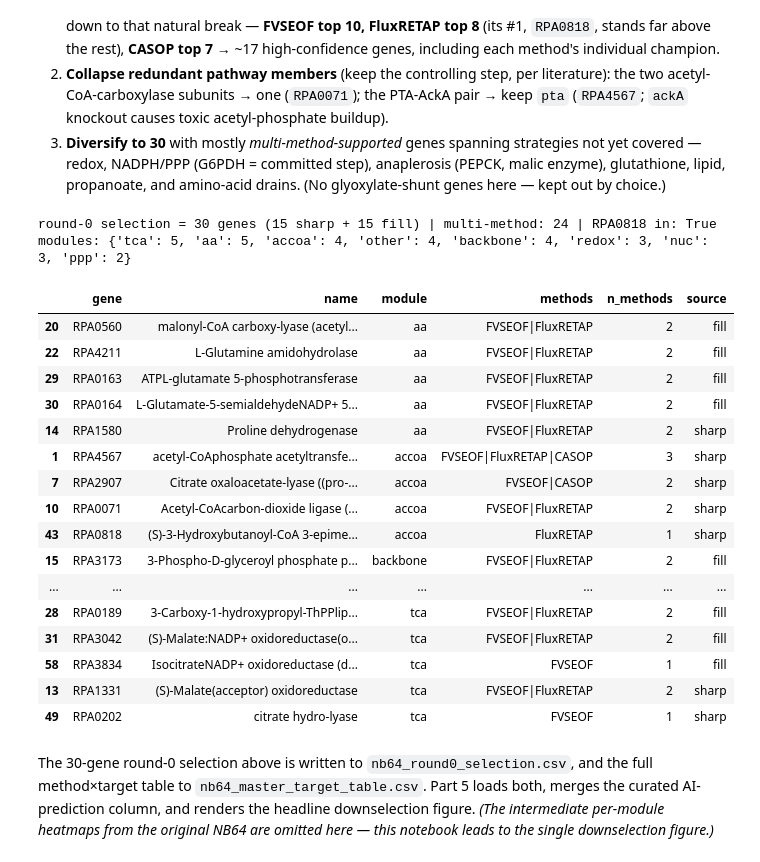
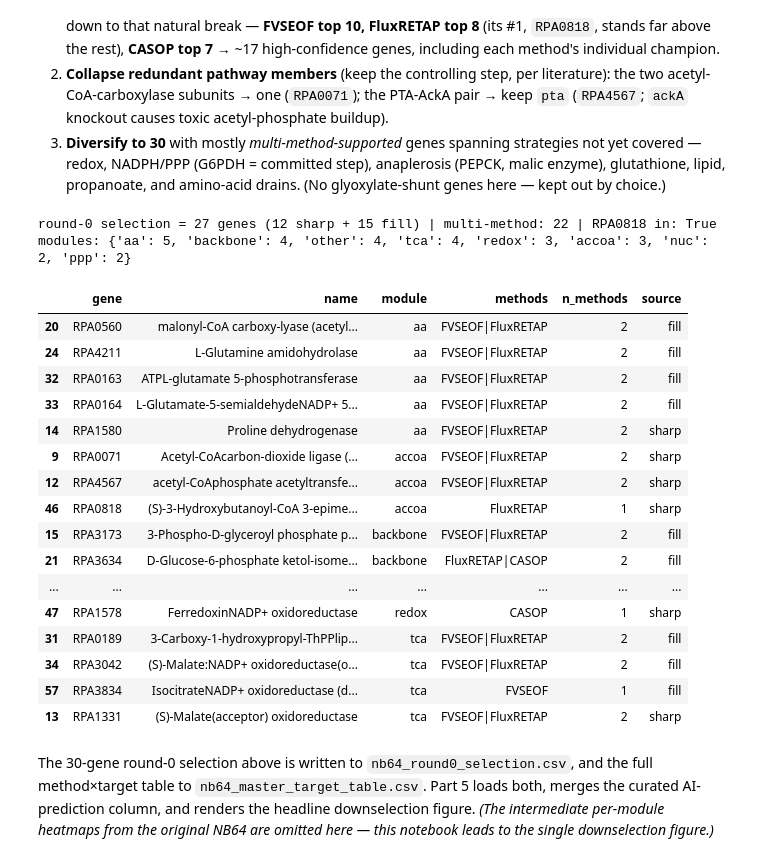
Before and after one commit to jacksoncomes/CGA009_PHA_Modeling, a Jupyter notebook: CRISPRi_Target_List/Notebooks/03_targets_and_figure.ipynb, the cells around one changed output. Cells and saved outputs as stored; diff of their text form; code cells hidden in the pictures.

```diff
--- a/CRISPRi_Target_List/Notebooks/03_targets_and_figure.ipynb
+++ b/CRISPRi_Target_List/Notebooks/03_targets_and_figure.ipynb
@@ -534,13 +534,23 @@ pd.set_option("display.width", 220); pd.set_option("display.max_colwidth", 46)
 
 CARBON = "coumarate"
 FORCE_RERUN = False   # set True to recompute the cached scan instead of loading it
-N_SAMPLES, THINNING = 5000, 100
+N_SAMPLES, THINNING = 15000, 100
 SAMPLE_CACHE = L.OUT / "_casop_coumarate_samples.pkl.gz"
 # Selection floor is data-driven (mean + N_SIGMA*sigma of the positive-score distribution), not a
 # transplanted absolute. WITHOUT a floor (score>0) ~half the network qualifies (low-yield == high-growth
 # noise tail); the data-driven floor keeps only reactions whose yield-stratified importance is
 # statistically above background, and adapts to coumarate's score scale (see header table + §2).
 N_SIGMA = 2.0
+
+# Fixed RNG seed + 15000 samples: make the OptGP flux sampler below reproducible from scratch, so the
+# pipeline no longer depends on the frozen unseeded sample cache (FORCE_RERUN True/False give the same
+# scores). 5000 samples undersampled this ~1255-reaction polytope (CASOP scores in the ~0.03-0.11 band were
+# seed-noisy - e.g. the #1 gene RPA1578 could fall to rank ~10 on some seeds); at 15000 the scores are
+# reproducible (byte-identical across independent seed-42 draws) and RPA1578 is an unambiguous rank-1 on
+# seeds 1/2/42. CASOP's rank-1 selection (see the SHARP_N cell below) rests on that stable rank, not on the
+# score magnitude (which still drifts between seeds). The committed cache is drawn under this seed at N_SAMPLES.
+SEED = 42
+np.random.seed(SEED)
 
 meta = L.metadata()
 gfluxes, mu_max = L.wt_growth_reference(CARBON)
@@ -554,7 +564,7 @@ else:
     m = L.build_growth_state(CARBON)
     m.reactions.get_by_id(L.BIOMASS).lower_bound = L.MIN_GROWTH_FRAC * mu_max     # viable space
     print("sampling (OptGP) ...")
-    S = OptGPSampler(m, processes=1, thinning=THINNING).sample(N_SAMPLES)
+    S = OptGPSampler(m, processes=1, thinning=THINNING, seed=SEED).sample(N_SAMPLES)
     S = S[S[L.BIOMASS] >= L.MIN_GROWTH_FRAC * mu_max * 0.99]                       # keep viable
     pickle.dump(S, gzip.open(SAMPLE_CACHE, "wb"))
     print(f"  cached {SAMPLE_CACHE.name}: {S.shape[0]} samples")
@@ -827,47 +839,52 @@ print(master.groupby("module").size().to_dict())
    redox, NADPH/PPP (G6PDH = committed step), anaplerosis (PEPCK, malic enzyme), glutathione, lipid,
    propanoate, and amino-acid drains. (No glyoxylate-shunt genes here — kept out by choice.)
 # %%
-SHARP_N = {"FVSEOF": 10, "FluxRETAP": 8, "CASOP": 7}
+SHARP_N = {"FVSEOF": 10, "FluxRETAP": 8, "CASOP": 1}   # CASOP: rank-1 only (RPA1578).
+# Seeded N=15000: RPA1578 is rank-1 on seeds 1/2/42, but its score magnitude drifts (0.081-0.154) so a fixed
+# score floor can't isolate it seed-invariantly while its rank can. The old top-7 sliced through a tie band
+# (RPA4721/RPA3229/RPA0202 overlap between seeds -> churn); top-1 selects the single unambiguous leader that
+# wins by a clear margin on every seed. nb63 is sorted by casop_ko_score desc, so head(1) = the rank-1 gene.
+# Global scoring is unchanged: every displayed row keeps its CASOP number; this governs selection only.
 sharp = set()
 for m, (f, col, fam) in METHODS.items():
     d = pd.read_csv(L.OUT / f).reset_index(drop=True).head(SHARP_N[m])
     for g in d["genes"].astype(str): sharp.add(g.split("|")[0])
 COLLAPSE = {"RPA2435", "RPA4566"}          # ACC 2nd subunit; ackA (keep RPA0071 + pta RPA4567)
 sharp -= COLLAPSE
 FILL = ["RPA0962", "RPA3634", "RPA0360", "RPA3173", "RPA3636", "RPA3042", "RPA0189", "RPA3834",
         "RPA0560", "RPA4211", "RPA0164", "RPA0822", "RPA4410", "RPA3450", "RPA0163"]
 sel_genes = list(dict.fromkeys(list(sharp) + FILL))
 g2rx = master.sort_values("consensus_score", ascending=False).drop_duplicates("gene").set_index("gene")["reaction"]
 sel_rx = [g2rx[g] for g in sel_genes if g in g2rx.index]
 selection = master[master.reaction.isin(sel_rx)].copy()
 selection["source"] = selection.gene.map(lambda g: "sharp" if g in sharp else "fill")
 selection["brightness"] = selection.reaction.map(lambda r: max([mag[m].get(r, 0.0) for m in COLS]))
 selection.to_csv(L.OUT / "nb64_round0_selection.csv", index=False)
 print(f"round-0 selection = {len(selection)} genes "
       f"({(selection.source=='sharp').sum()} sharp + {(selection.source=='fill').sum()} fill) | "
       f"multi-method: {(selection.n_methods>=2).sum()} | RPA0818 in: {'RPA0818' in set(selection.gene)}")
 print("modules:", selection.module.value_counts().to_dict())
 selection[["gene","name","module","methods","n_methods","source"]].sort_values(["module","source"])
 # %% [output]
-round-0 selection = 30 genes (15 sharp + 15 fill) | multi-method: 24 | RPA0818 in: True
-modules: {'tca': 5, 'aa': 5, 'accoa': 4, 'other': 4, 'backbone': 4, 'redox': 3, 'nuc': 3, 'ppp': 2}
+round-0 selection = 27 genes (12 sharp + 15 fill) | multi-method: 22 | RPA0818 in: True
+modules: {'aa': 5, 'backbone': 4, 'other': 4, 'tca': 4, 'redox': 3, 'accoa': 3, 'nuc': 2, 'ppp': 2}
 |  | gene | name | module | methods | n_methods | source |
 | 20 | RPA0560 | malonyl-CoA carboxy-lyase (acetyl... | aa | FVSEOF|FluxRETAP | 2 | fill |
-| 22 | RPA4211 | L-Glutamine amidohydrolase | aa | FVSEOF|FluxRETAP | 2 | fill |
-| 29 | RPA0163 | ATPL-glutamate 5-phosphotransferase | aa | FVSEOF|FluxRETAP | 2 | fill |
-| 30 | RPA0164 | L-Glutamate-5-semialdehydeNADP+ 5... | aa | FVSEOF|FluxRETAP | 2 | fill |
+| 24 | RPA4211 | L-Glutamine amidohydrolase | aa | FVSEOF|FluxRETAP | 2 | fill |
+| 32 | RPA0163 | ATPL-glutamate 5-phosphotransferase | aa | FVSEOF|FluxRETAP | 2 | fill |
+| 33 | RPA0164 | L-Glutamate-5-semialdehydeNADP+ 5... | aa | FVSEOF|FluxRETAP | 2 | fill |
 | 14 | RPA1580 | Proline dehydrogenase | aa | FVSEOF|FluxRETAP | 2 | sharp |
-| 1 | RPA4567 | acetyl-CoAphosphate acetyltransfe... | accoa | FVSEOF|FluxRETAP|CASOP | 3 | sharp |
-| 7 | RPA2907 | Citrate oxaloacetate-lyase ((pro-... | accoa | FVSEOF|CASOP | 2 | sharp |
-| 10 | RPA0071 | Acetyl-CoAcarbon-dioxide ligase (... | accoa | FVSEOF|FluxRETAP | 2 | sharp |
-| 43 | RPA0818 | (S)-3-Hydroxybutanoyl-CoA 3-epime... | accoa | FluxRETAP | 1 | sharp |
+| 9 | RPA0071 | Acetyl-CoAcarbon-dioxide ligase (... | accoa | FVSEOF|FluxRETAP | 2 | sharp |
+| 12 | RPA4567 | acetyl-CoAphosphate acetyltransfe... | accoa | FVSEOF|FluxRETAP | 2 | sharp |
+| 46 | RPA0818 | (S)-3-Hydroxybutanoyl-CoA 3-epime... | accoa | FluxRETAP | 1 | sharp |
 | 15 | RPA3173 | 3-Phospho-D-glyceroyl phosphate p... | backbone | FVSEOF|FluxRETAP | 2 | fill |
+| 21 | RPA3634 | D-Glucose-6-phosphate ketol-isome... | backbone | FluxRETAP|CASOP | 2 | fill |
 | ... | ... | ... | ... | ... | ... | ... |
-| 28 | RPA0189 | 3-Carboxy-1-hydroxypropyl-ThPPlip... | tca | FVSEOF|FluxRETAP | 2 | fill |
-| 31 | RPA3042 | (S)-Malate:NADP+ oxidoreductase(o... | tca | FVSEOF|FluxRETAP | 2 | fill |
-| 58 | RPA3834 | IsocitrateNADP+ oxidoreductase (d... | tca | FVSEOF | 1 | fill |
+| 47 | RPA1578 | FerredoxinNADP+ oxidoreductase | redox | CASOP | 1 | sharp |
+| 31 | RPA0189 | 3-Carboxy-1-hydroxypropyl-ThPPlip... | tca | FVSEOF|FluxRETAP | 2 | fill |
+| 34 | RPA3042 | (S)-Malate:NADP+ oxidoreductase(o... | tca | FVSEOF|FluxRETAP | 2 | fill |
+| 57 | RPA3834 | IsocitrateNADP+ oxidoreductase (d... | tca | FVSEOF | 1 | fill |
 | 13 | RPA1331 | (S)-Malate(acceptor) oxidoreductase | tca | FVSEOF|FluxRETAP | 2 | sharp |
-| 49 | RPA0202 | citrate hydro-lyase | tca | FVSEOF | 1 | sharp |
 # %% [markdown]
 The 30-gene round-0 selection above is written to `nb64_round0_selection.csv`, and the full method×target table to `nb64_master_target_table.csv`. Part 5 loads both, merges the curated AI-prediction column, and renders the headline downselection figure. *(The intermediate per-module heatmaps from the original NB64 are omitted here — this notebook leads to the single downselection figure.)*
 # %% [markdown]
```
Also changed, not shown: parts of 13 cells of this notebook, 12 other files.
